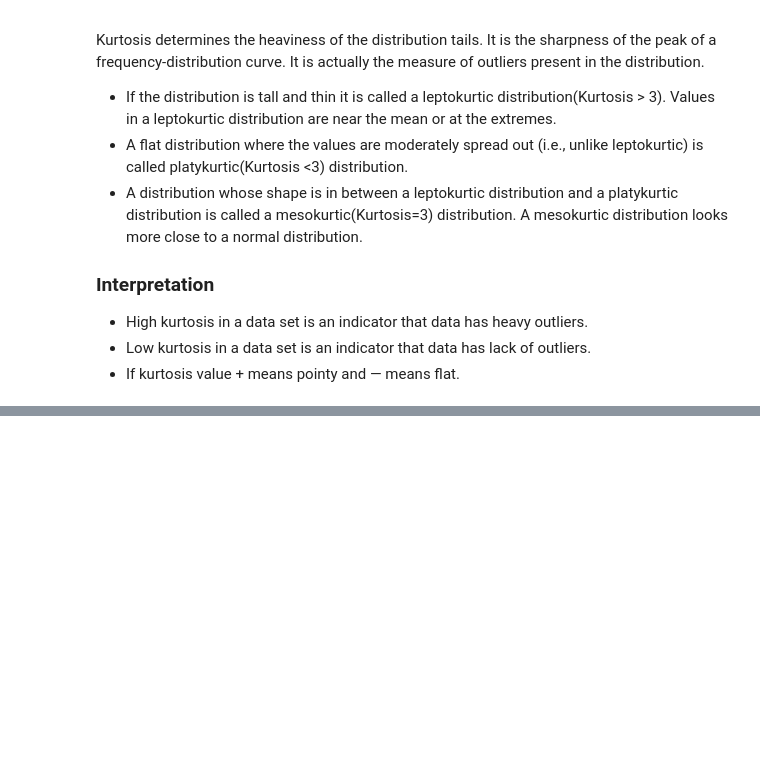
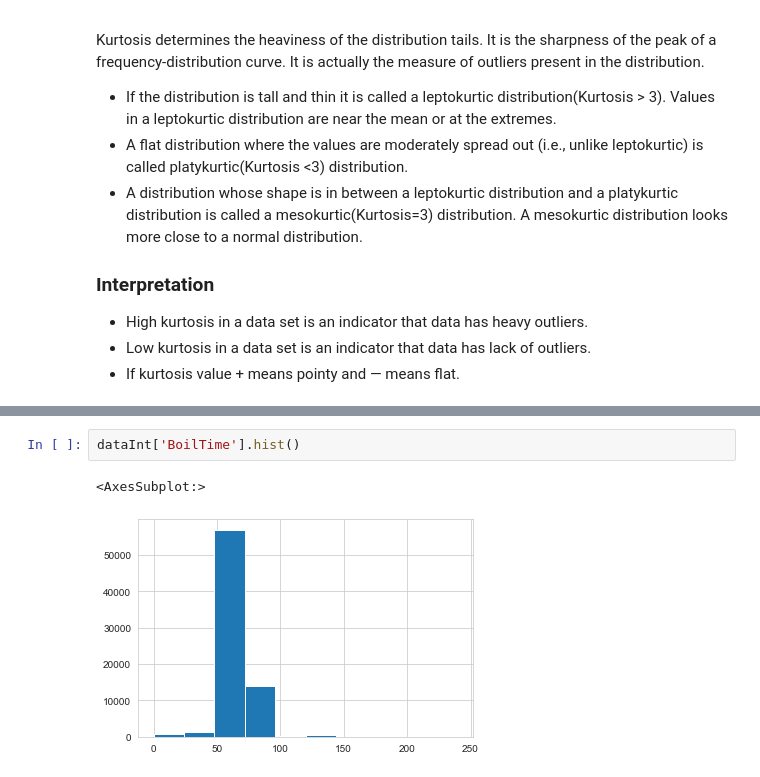
Before and after one commit to luismanriqueruiz/machine_learning, a Jupyter notebook: missing_data/missingData.ipynb, the cells around one changed output, grey strips where cells are left out. Cells and saved outputs as stored; diff of their text form; blank space fills up the shorter version.

```diff
--- a/missing_data/missingData.ipynb
+++ b/missing_data/missingData.ipynb
@@ -146,0 +162,5 @@ dtype: float64
+# %%
+dataInt['BoilTime'].hist()
+# %% [output]
+<AxesSubplot:>
+[figure, added]
```
Also changed, not shown: parts of 12 cells of this notebook.
